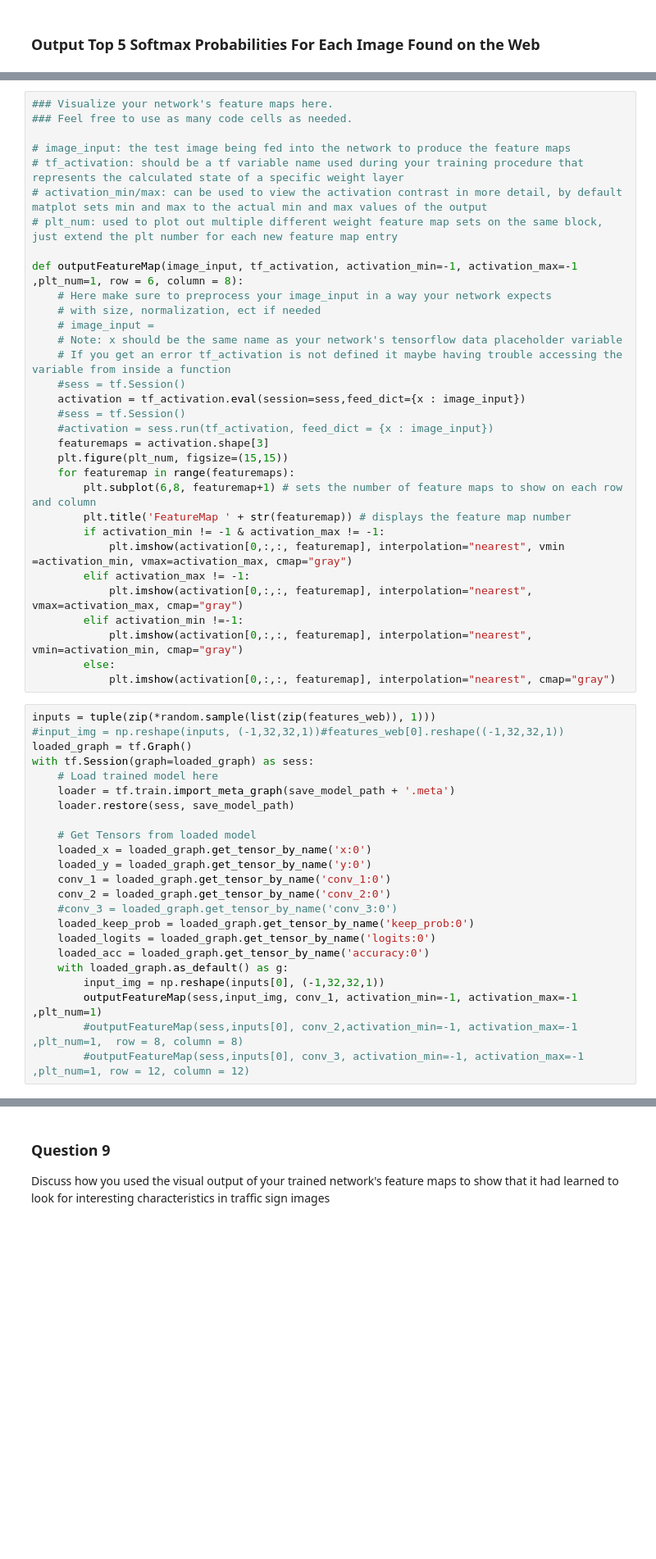
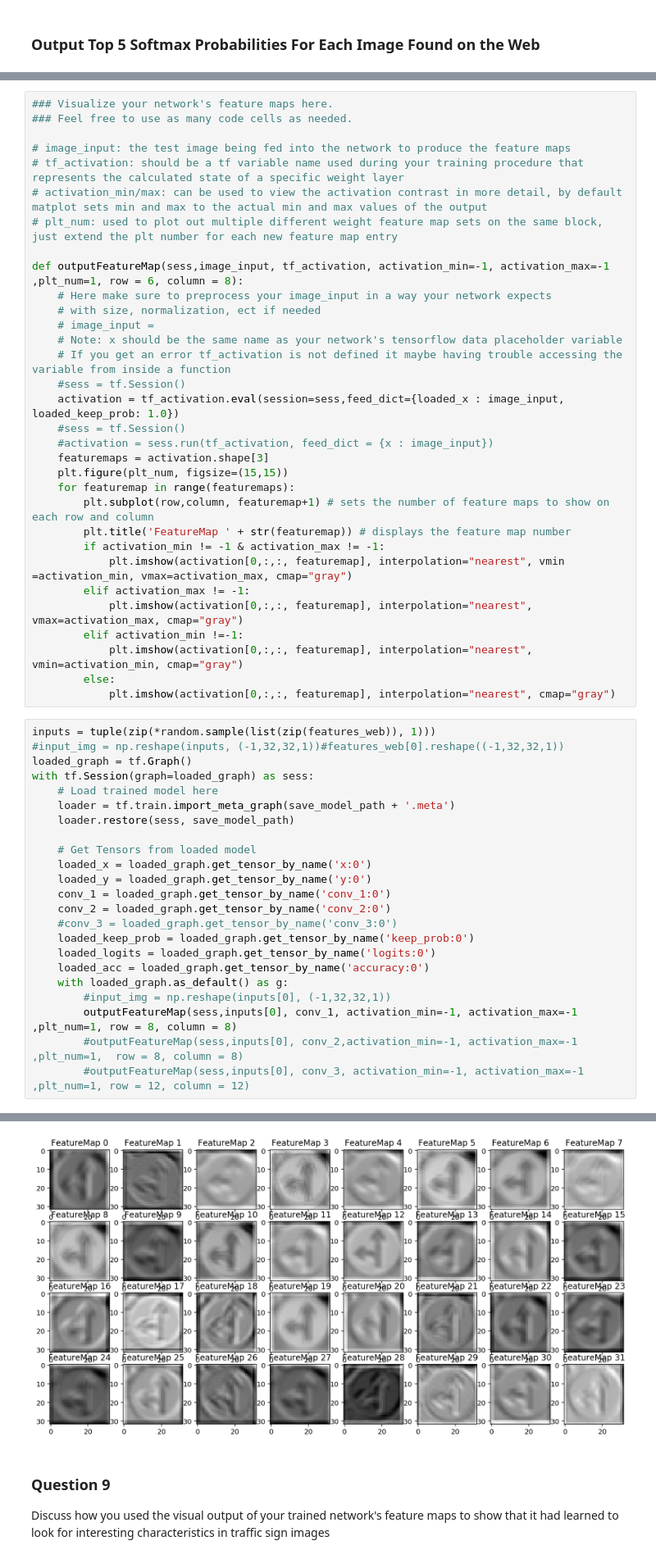
Before and after one commit to Walter1218/self_driving_car_ND, a Jupyter notebook: CarND-Traffic-Sign-Classifier-Project-2/Traffic_Sign_Classifier_.ipynb, the cells around one changed output, grey strips where cells are left out. Shown at 82% size. Saved outputs shown, nothing was run; the diff lists cells and outputs as text; blank space fills up the shorter version.

```diff
--- a/CarND-Traffic-Sign-Classifier-Project-2/Traffic_Sign_Classifier_.ipynb
+++ b/CarND-Traffic-Sign-Classifier-Project-2/Traffic_Sign_Classifier_.ipynb
@@ -934,20 +933,20 @@ For an example of what feature map outputs look like, check out NVIDIA's results
 # activation_min/max: can be used to view the activation contrast in more detail, by default matplot sets min and max to the actual min and max values of the output
 # plt_num: used to plot out multiple different weight feature map sets on the same block, just extend the plt number for each new feature map entry
 
-def outputFeatureMap(image_input, tf_activation, activation_min=-1, activation_max=-1 ,plt_num=1, row = 6, column = 8):
+def outputFeatureMap(sess,image_input, tf_activation, activation_min=-1, activation_max=-1 ,plt_num=1, row = 6, column = 8):
     # Here make sure to preprocess your image_input in a way your network expects
     # with size, normalization, ect if needed
     # image_input =
     # Note: x should be the same name as your network's tensorflow data placeholder variable
     # If you get an error tf_activation is not defined it maybe having trouble accessing the variable from inside a function
     #sess = tf.Session()
-    activation = tf_activation.eval(session=sess,feed_dict={x : image_input})
+    activation = tf_activation.eval(session=sess,feed_dict={loaded_x : image_input, loaded_keep_prob: 1.0})
     #sess = tf.Session()
     #activation = sess.run(tf_activation, feed_dict = {x : image_input})
     featuremaps = activation.shape[3]
     plt.figure(plt_num, figsize=(15,15))
     for featuremap in range(featuremaps):
-        plt.subplot(6,8, featuremap+1) # sets the number of feature maps to show on each row and column
+        plt.subplot(row,column, featuremap+1) # sets the number of feature maps to show on each row and column
         plt.title('FeatureMap ' + str(featuremap)) # displays the feature map number
         if activation_min != -1 & activation_max != -1:
             plt.imshow(activation[0,:,:, featuremap], interpolation="nearest", vmin =activation_min, vmax=activation_max, cmap="gray")
@@ -976,8 +975,8 @@ with tf.Session(graph=loaded_graph) as sess:
     loaded_logits = loaded_graph.get_tensor_by_name('logits:0')
     loaded_acc = loaded_graph.get_tensor_by_name('accuracy:0')
     with loaded_graph.as_default() as g:
-        input_img = np.reshape(inputs[0], (-1,32,32,1))
-        outputFeatureMap(sess,input_img, conv_1, activation_min=-1, activation_max=-1 ,plt_num=1)
+        #input_img = np.reshape(inputs[0], (-1,32,32,1))
+        outputFeatureMap(sess,inputs[0], conv_1, activation_min=-1, activation_max=-1 ,plt_num=1, row = 8, column = 8)
         #outputFeatureMap(sess,inputs[0], conv_2,activation_min=-1, activation_max=-1 ,plt_num=1,  row = 8, column = 8)
         #outputFeatureMap(sess,inputs[0], conv_3, activation_min=-1, activation_max=-1 ,plt_num=1, row = 12, column = 12)
 # %% [output]
@@ -985,3 +983,4 @@ TypeError: outputFeatureMap() got multiple values for argument 'activation_min'
+[figure, added]
 # %% [markdown]
 ### Question 9
 
```
Also changed, not shown: parts of 12 cells of this notebook, 1 other file.
